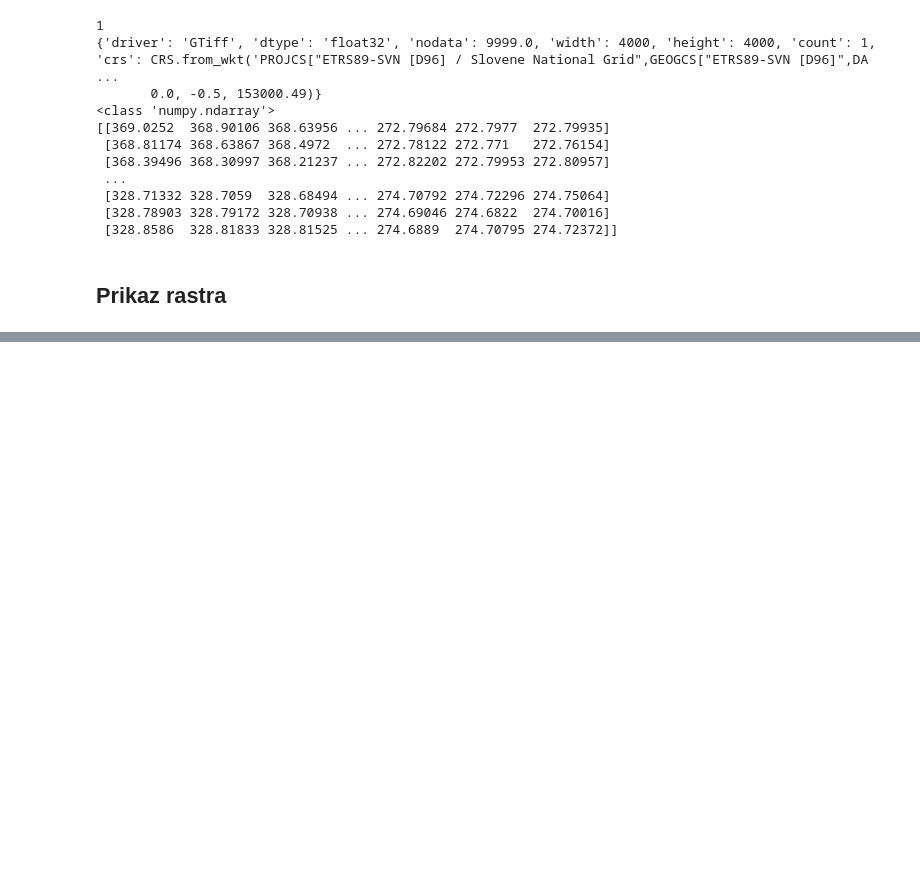
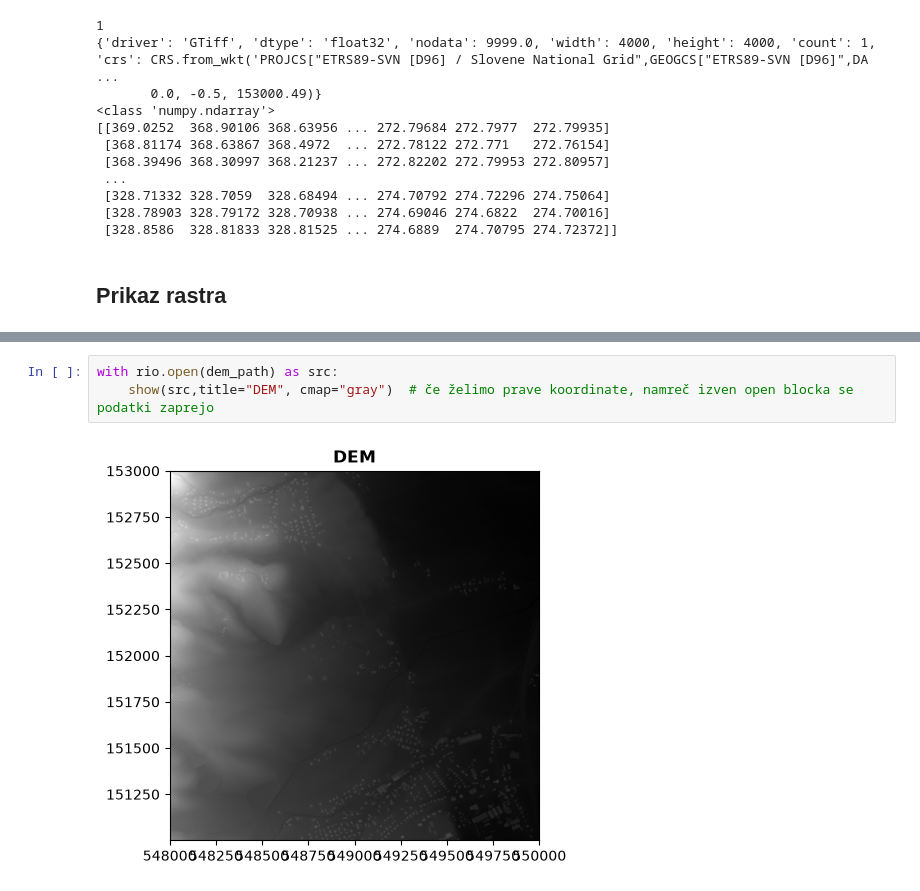
Before and after one commit to leonsmolej/Rasterio_zapiski, a Jupyter notebook: rasterio.ipynb, the cells around one changed output, grey strips where cells are left out. Cells and saved outputs as stored; diff of their text form; blank space fills up the shorter version.

```diff
--- a/rasterio.ipynb
+++ b/rasterio.ipynb
@@ -65,0 +68,5 @@ show(slrm_band,cmap="gray", vmin=-1.5, vmax=1.5)
+# %%
+with rio.open(dem_path) as src:
+    show(src,title="DEM", cmap="gray")  # če želimo prave koordinate, namreč izven open blocka se podatki zaprejo
+# %% [output]
+[figure, added]
```
Also changed, not shown: parts of 6 cells of this notebook.
